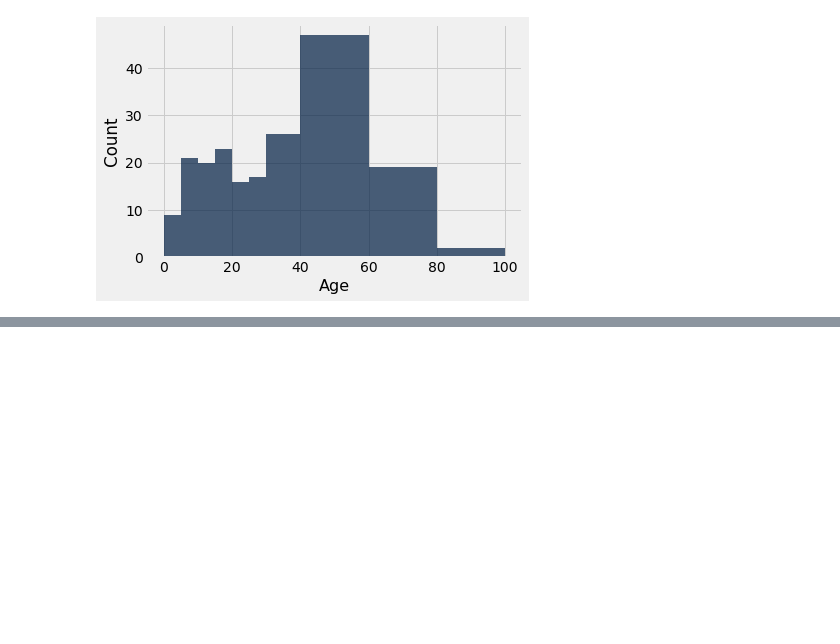
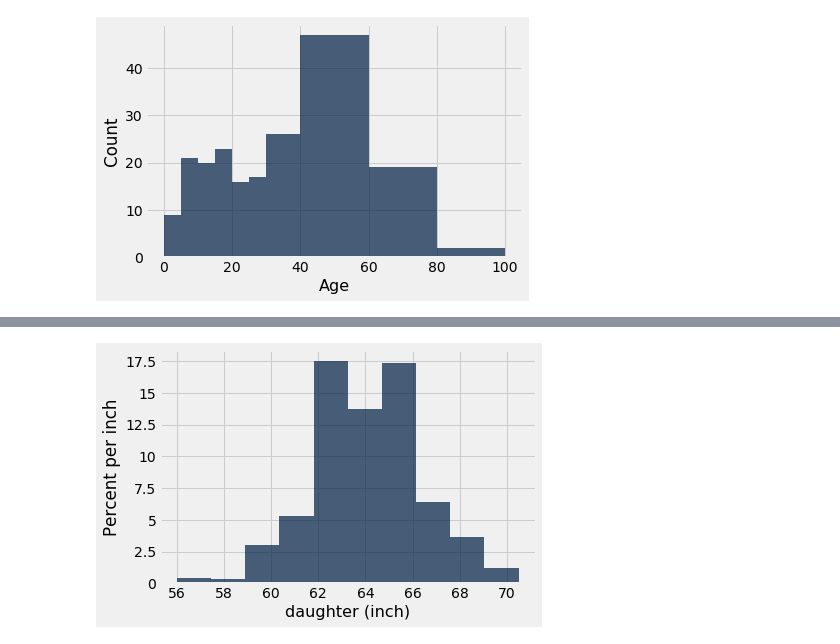
Before and after one commit to shionguha/cosc3570-introdatascience-fa18, a Jupyter notebook: sep25-27-demo.ipynb, the cells around one changed output, grey strips where cells are left out. Cells and saved outputs as stored; diff of their text form; code cells hidden in the pictures; blank space fills up the shorter version.

```diff
--- a/sep25-27-demo.ipynb
+++ b/sep25-27-demo.ipynb
@@ -166,3 +166,7 @@ actress = Table.read_table('actress.csv')
 
 #actress.hist(1, bins=[0,15,25,85])
 #actress.hist(1, bins=[0,15,35,85])
+# %%
+heights = Table.read_table('galton.csv')
+heights = heights.where('gender', 'female').select('father', 'mother', 'childHeight').relabeled(2, 'daughter')
+heights
@@ -168,0 +186,4 @@ actress = Table.read_table('actress.csv')
+# %%
+heights.hist('daughter', unit='inch')
+# %% [output]
+[figure, added]
```
Also changed, not shown: parts of 7 cells of this notebook, 2 other files.
